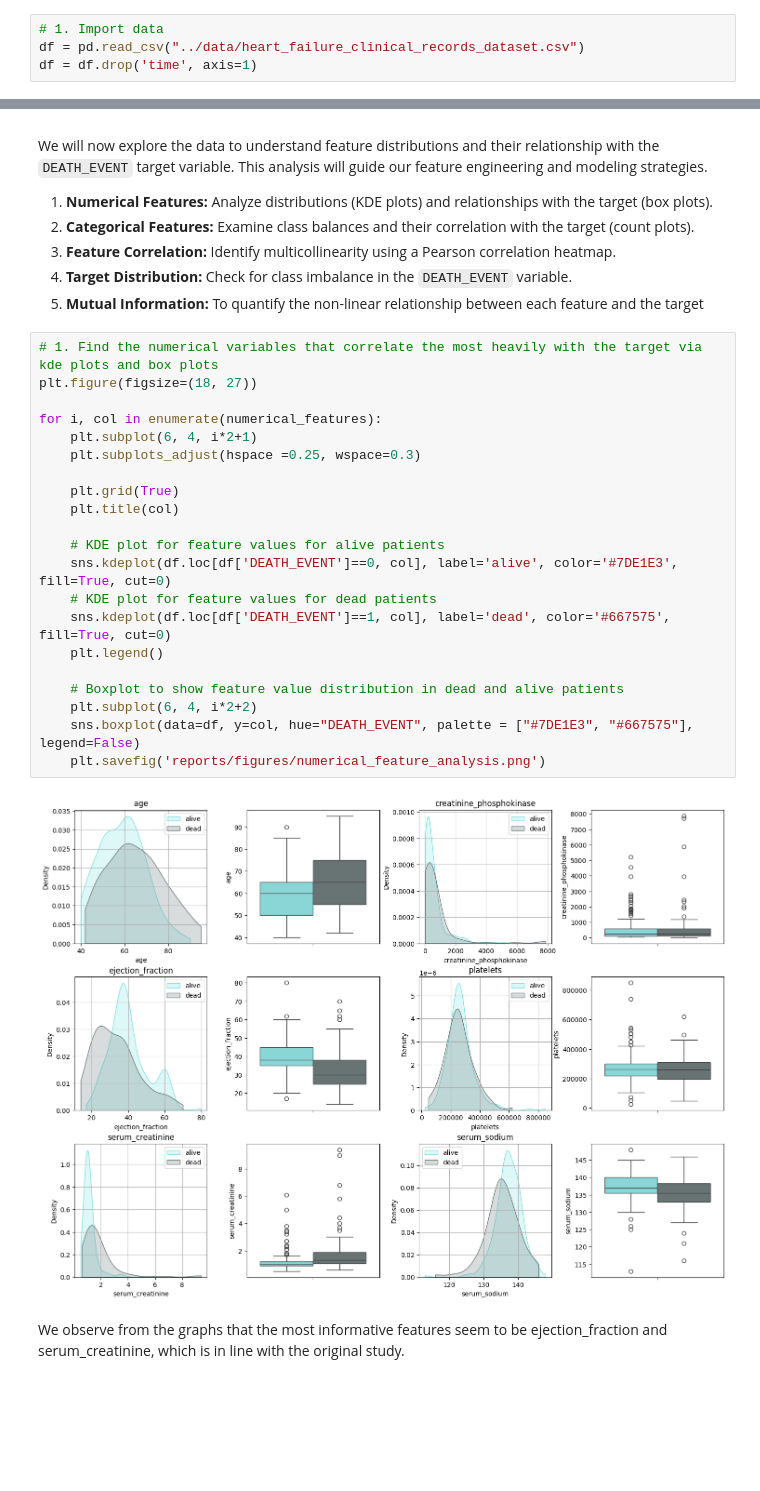
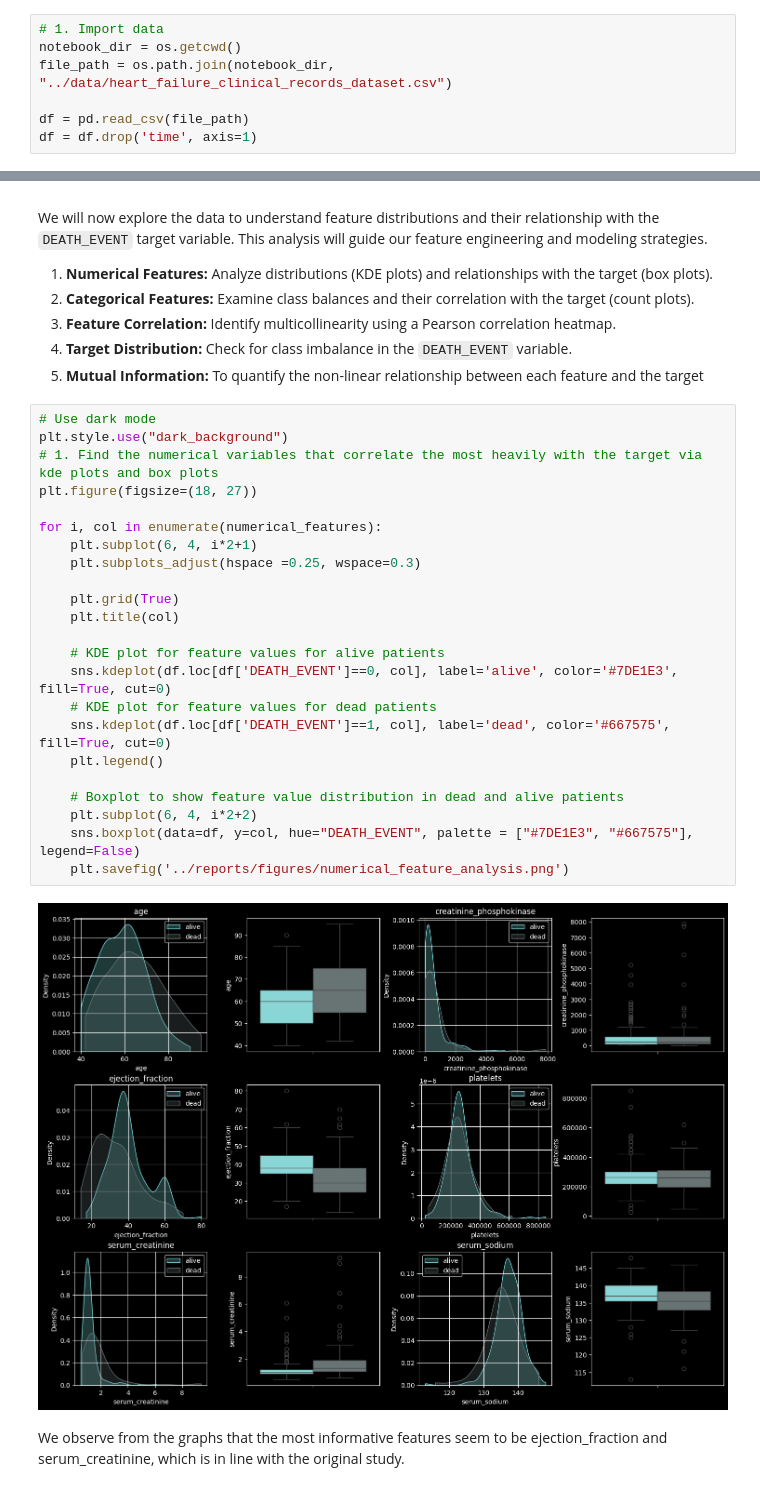
Before and after one commit to AryanAngiras31/GlassHeart, a Jupyter notebook: notebooks/EDA_and_Preprocessing.ipynb, the cells around one changed output, grey strips where cells are left out. Drawn from its saved outputs; the diff is of its cells as text; blank space fills up the shorter version.

```diff
--- a/notebooks/EDA_and_Preprocessing.ipynb
+++ b/notebooks/EDA_and_Preprocessing.ipynb
@@ -45,7 +46,10 @@ import joblib
 In this section, we load the dataset and perform an initial review of its structure, summary statistics, and any missing values. The `time` column, which represents the follow-up period, is dropped as we are predicting the `DEATH_EVENT` (a binary outcome) directly, not performing a time-to-event survival analysis.
 # %%
 # 1. Import data
-df = pd.read_csv("../data/heart_failure_clinical_records_dataset.csv")
+notebook_dir = os.getcwd()
+file_path = os.path.join(notebook_dir, "../data/heart_failure_clinical_records_dataset.csv")
+
+df = pd.read_csv(file_path)
 df = df.drop('time', axis=1)
 # %%
 # Summary statistics for numerical features
@@ -113,28 +117,30 @@ We will now explore the data to understand feature distributions and their relat
 4.  **Target Distribution:** Check for class imbalance in the `DEATH_EVENT` variable.
 5. **Mutual Information:** To quantify the non-linear relationship between each feature and the target
 # %%
+# Use dark mode
+plt.style.use("dark_background")
 # 1. Find the numerical variables that correlate the most heavily with the target via kde plots and box plots
 plt.figure(figsize=(18, 27))
 
 for i, col in enumerate(numerical_features):
     plt.subplot(6, 4, i*2+1)
     plt.subplots_adjust(hspace =0.25, wspace=0.3)
 
     plt.grid(True)
     plt.title(col)
 
     # KDE plot for feature values for alive patients
     sns.kdeplot(df.loc[df['DEATH_EVENT']==0, col], label='alive', color='#7DE1E3', fill=True, cut=0)
     # KDE plot for feature values for dead patients
     sns.kdeplot(df.loc[df['DEATH_EVENT']==1, col], label='dead', color='#667575', fill=True, cut=0)
     plt.legend()
 
     # Boxplot to show feature value distribution in dead and alive patients
     plt.subplot(6, 4, i*2+2)
     sns.boxplot(data=df, y=col, hue="DEATH_EVENT", palette = ["#7DE1E3", "#667575"], legend=False)
-    plt.savefig('reports/figures/numerical_feature_analysis.png')
+    plt.savefig('../reports/figures/numerical_feature_analysis.png')
 # %% [output]
-[figure, old version]
+[figure, new version]
 # %% [markdown]
 We observe from the graphs that the most informative features seem to be ejection_fraction and serum_creatinine, which is in line with the original study.
 # %%
```
Also changed, not shown: parts of 8 cells of this notebook, 9 other files.
